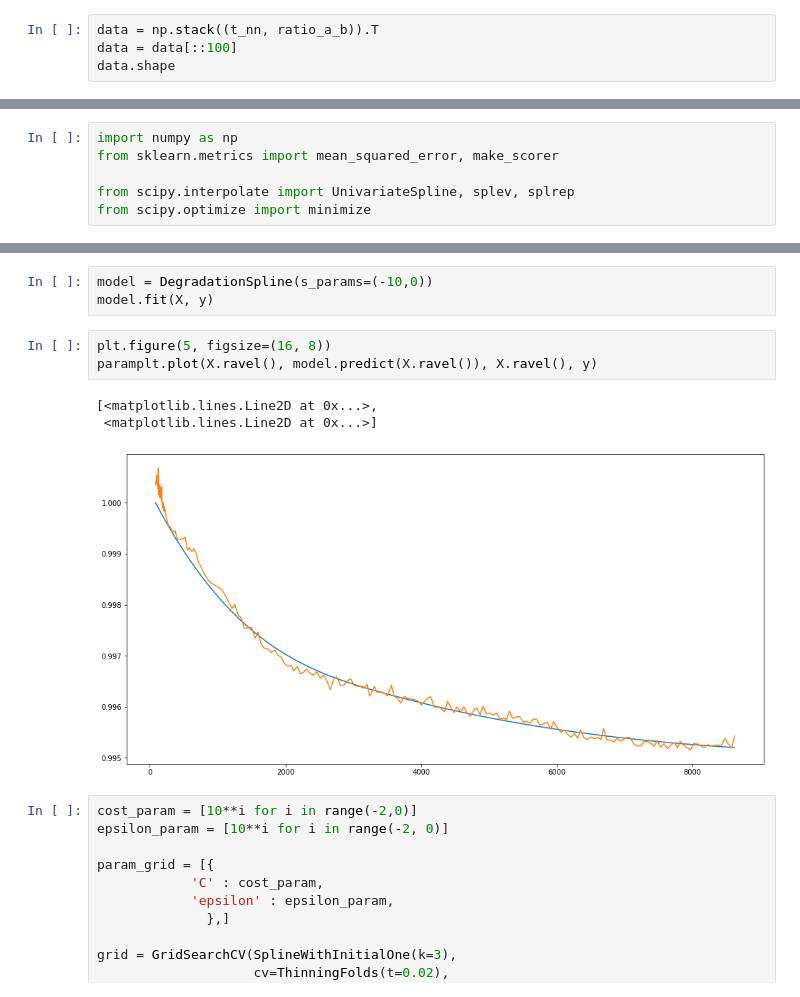
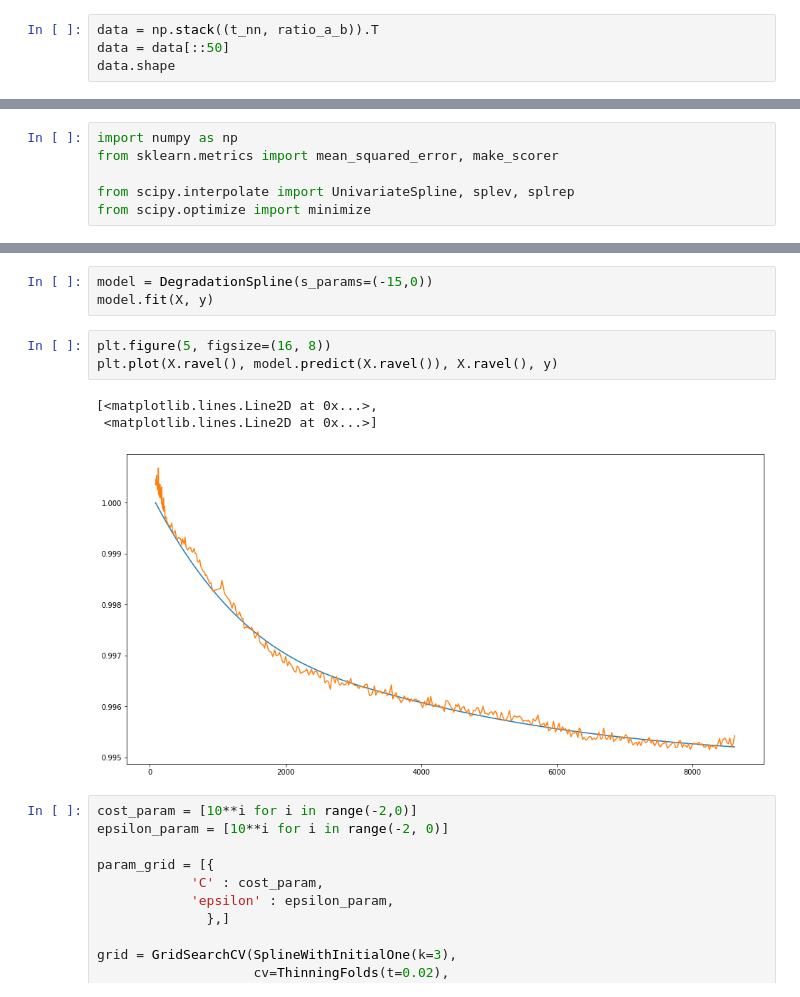
Before and after one commit to roksikonja/dslab_virgo_tsi, a Jupyter notebook: exponential_decay.ipynb, the cells around one changed output, grey strips where cells are left out. Drawn from its saved outputs; the diff is of its cells as text.

```diff
--- a/exponential_decay.ipynb
+++ b/exponential_decay.ipynb
@@ -53,6 +53,6 @@ ratio_a_b = x_a_nn/x_b_nn
 #plt.show()
 # %%
 data = np.stack((t_nn, ratio_a_b)).T
-data = data[::100]
+data = data[::50]
 data.shape
 # %% [output]
@@ -261,15 +274,15 @@ class ThinningFolds:
         n = int(1/self.t)
         return n
 # %%
-model = DegradationSpline(s_params=(-10,0))
+model = DegradationSpline(s_params=(-15,0))
 model.fit(X, y)
 # %%
 plt.figure(5, figsize=(16, 8))
-paramplt.plot(X.ravel(), model.predict(X.ravel()), X.ravel(), y)
+plt.plot(X.ravel(), model.predict(X.ravel()), X.ravel(), y)
 # %% [output]
 [<matplotlib.lines.Line2D at 0x...>,
  <matplotlib.lines.Line2D at 0x...>]
-[figure, old version]
+[figure, new version]
 # %%
 cost_param = [10**i for i in range(-2,0)]
 epsilon_param = [10**i for i in range(-2, 0)]
```
Also changed, not shown: parts of 5 cells of this notebook.
